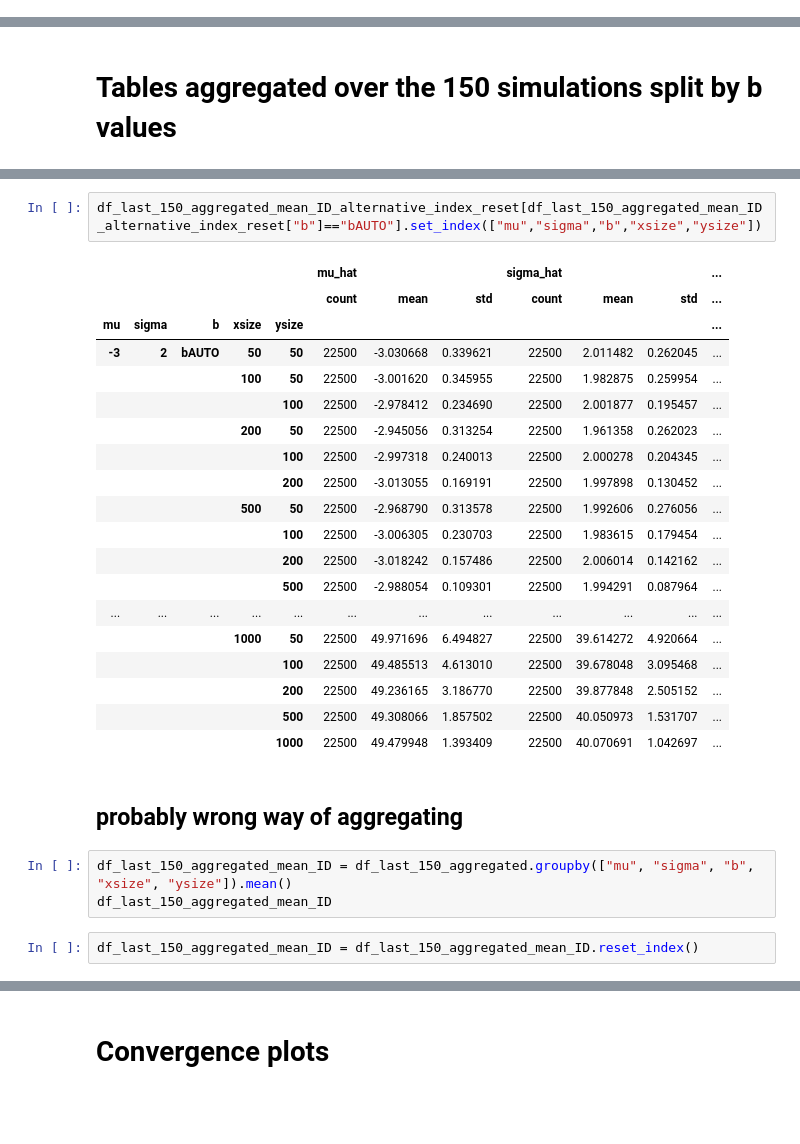
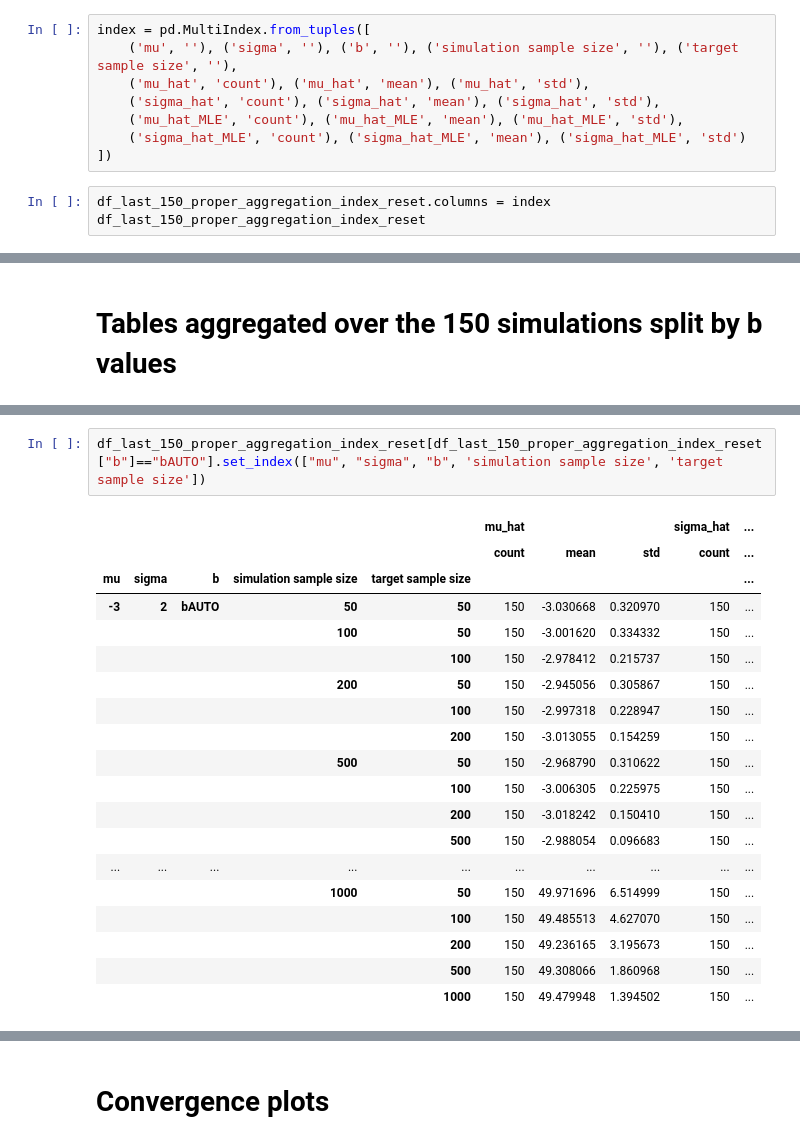
Before and after one commit to GiantDwarf42/master_thesis2, a Jupyter notebook: Gaussian_Data_Analysis.ipynb, the cells around one changed output, grey strips where cells are left out. Drawn from its saved outputs; the diff is of its cells as text; blank space fills up the shorter version.

```diff
--- a/Gaussian_Data_Analysis.ipynb
+++ b/Gaussian_Data_Analysis.ipynb
@@ -208,3 +210,14 @@ MultiIndex([(           'mu',      ''),
             ('sigma_hat_MLE',  'mean'),
             ('sigma_hat_MLE',   'std')],
            )
+# %%
+index = pd.MultiIndex.from_tuples([
+    ('mu', ''), ('sigma', ''), ('b', ''), ('simulation sample size', ''), ('target sample size', ''),
+    ('mu_hat', 'count'), ('mu_hat', 'mean'), ('mu_hat', 'std'),
+    ('sigma_hat', 'count'), ('sigma_hat', 'mean'), ('sigma_hat', 'std'),
+    ('mu_hat_MLE', 'count'), ('mu_hat_MLE', 'mean'), ('mu_hat_MLE', 'std'),
+    ('sigma_hat_MLE', 'count'), ('sigma_hat_MLE', 'mean'), ('sigma_hat_MLE', 'std')
+])
+# %%
+df_last_150_proper_aggregation_index_reset.columns = index
+df_last_150_proper_aggregation_index_reset
@@ -239,29 +285,22 @@ df_last_150_aggregated_mean_ID_alternative_index_reset[df_last_150_aggregated_me
 # %%
-df_last_150_aggregated_mean_ID_alternative_index_reset[df_last_150_aggregated_mean_ID_alternative_index_reset["b"]=="bAUTO"].set_index(["mu","sigma","b","xsize","ysize"])
+df_last_150_proper_aggregation_index_reset[df_last_150_proper_aggregation_index_reset["b"]=="bAUTO"].set_index(["mu", "sigma", "b", 'simulation sample size', 'target sample size'])
 # %% [output]
-|  |  |  |  |  | mu_hat |  |  | sigma_hat |  |  | ... |
-|  |  |  |  |  | count | mean | std | count | mean | std | ... |
-| mu | sigma | b | xsize | ysize |  |  |  |  |  |  | ... |
-| -3 | 2 | bAUTO | 50 | 50 | 22500 | -3.030668 | 0.339621 | 22500 | 2.011482 | 0.262045 | ... |
-|  |  |  | 100 | 50 | 22500 | -3.001620 | 0.345955 | 22500 | 1.982875 | 0.259954 | ... |
-|  |  |  |  | 100 | 22500 | -2.978412 | 0.234690 | 22500 | 2.001877 | 0.195457 | ... |
-|  |  |  | 200 | 50 | 22500 | -2.945056 | 0.313254 | 22500 | 1.961358 | 0.262023 | ... |
-|  |  |  |  | 100 | 22500 | -2.997318 | 0.240013 | 22500 | 2.000278 | 0.204345 | ... |
-|  |  |  |  | 200 | 22500 | -3.013055 | 0.169191 | 22500 | 1.997898 | 0.130452 | ... |
-|  |  |  | 500 | 50 | 22500 | -2.968790 | 0.313578 | 22500 | 1.992606 | 0.276056 | ... |
-|  |  |  |  | 100 | 22500 | -3.006305 | 0.230703 | 22500 | 1.983615 | 0.179454 | ... |
-|  |  |  |  | 200 | 22500 | -3.018242 | 0.157486 | 22500 | 2.006014 | 0.142162 | ... |
-|  |  |  |  | 500 | 22500 | -2.988054 | 0.109301 | 22500 | 1.994291 | 0.087964 | ... |
-| ... | ... | ... | ... | ... | ... | ... | ... | ... | ... | ... | ... |
-|  |  |  | 1000 | 50 | 22500 | 49.971696 | 6.494827 | 22500 | 39.614272 | 4.920664 | ... |
-|  |  |  |  | 100 | 22500 | 49.485513 | 4.613010 | 22500 | 39.678048 | 3.095468 | ... |
-|  |  |  |  | 200 | 22500 | 49.236165 | 3.186770 | 22500 | 39.877848 | 2.505152 | ... |
-|  |  |  |  | 500 | 22500 | 49.308066 | 1.857502 | 22500 | 40.050973 | 1.531707 | ... |
-|  |  |  |  | 1000 | 22500 | 49.479948 | 1.393409 | 22500 | 40.070691 | 1.042697 | ... |
+|  |  |  |  |  | mu_hat |  |  | sigma_hat | ... |
+|  |  |  |  |  | count | mean | std | count | ... |
+| mu | sigma | b | simulation sample size | target sample size |  |  |  |  | ... |
+| -3 | 2 | bAUTO | 50 | 50 | 150 | -3.030668 | 0.320970 | 150 | ... |
+|  |  |  | 100 | 50 | 150 | -3.001620 | 0.334332 | 150 | ... |
+|  |  |  |  | 100 | 150 | -2.978412 | 0.215737 | 150 | ... |
+|  |  |  | 200 | 50 | 150 | -2.945056 | 0.305867 | 150 | ... |
+|  |  |  |  | 100 | 150 | -2.997318 | 0.228947 | 150 | ... |
+|  |  |  |  | 200 | 150 | -3.013055 | 0.154259 | 150 | ... |
+|  |  |  | 500 | 50 | 150 | -2.968790 | 0.310622 | 150 | ... |
+|  |  |  |  | 100 | 150 | -3.006305 | 0.225975 | 150 | ... |
+|  |  |  |  | 200 | 150 | -3.018242 | 0.150410 | 150 | ... |
+|  |  |  |  | 500 | 150 | -2.988054 | 0.096683 | 150 | ... |
+| ... | ... | ... | ... | ... | ... | ... | ... | ... | ... |
+|  |  |  | 1000 | 50 | 150 | 49.971696 | 6.514999 | 150 | ... |
+|  |  |  |  | 100 | 150 | 49.485513 | 4.627070 | 150 | ... |
+|  |  |  |  | 200 | 150 | 49.236165 | 3.195673 | 150 | ... |
+|  |  |  |  | 500 | 150 | 49.308066 | 1.860968 | 150 | ... |
+|  |  |  |  | 1000 | 150 | 49.479948 | 1.394502 | 150 | ... |
-# %% [markdown]
-## probably wrong way of aggregating
-# %%
-df_last_150_aggregated_mean_ID = df_last_150_aggregated.groupby(["mu", "sigma", "b", "xsize", "ysize"]).mean()
-df_last_150_aggregated_mean_ID
-# %%
-df_last_150_aggregated_mean_ID = df_last_150_aggregated_mean_ID.reset_index()
```
Also changed, not shown: parts of 20 cells of this notebook.
